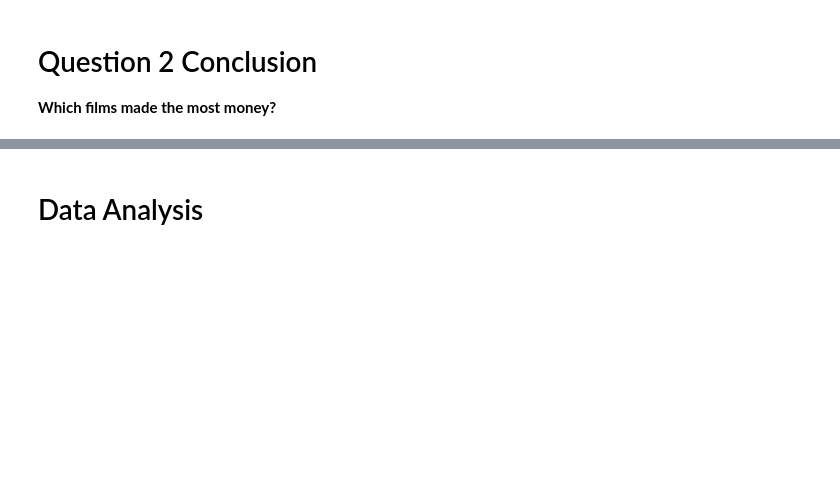
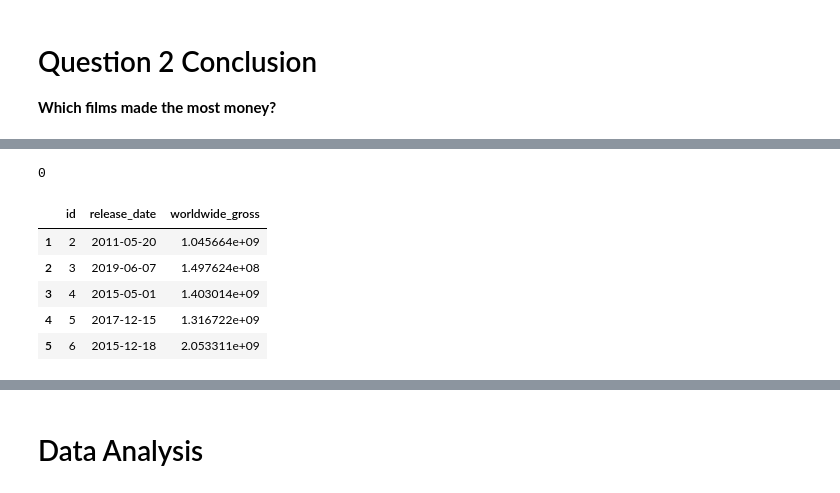
Before and after one commit to KImondorose/Film-Industry-Exploration, a Jupyter notebook: index.ipynb, the cells around one changed output, grey strips where cells are left out. Cells and saved outputs as stored; diff of their text form; code cells hidden in the pictures; blank space fills up the shorter version.

```diff
--- a/index.ipynb
+++ b/index.ipynb
@@ -813,0 +896,26 @@ top_rois_plot;
+# %%
+# Checking whether there are duplicates
+budget_and_earnings_duplicates = budget_and_earnings[budget_and_earnings.duplicated()]
+print(len(mb_duplicates))
+# There are no duplicates
+# %% [output]
+0
+# %%
+# Our columns of interest are release date (month)
+# We can isolate these by dropping the columns we don't need for better readability
+# Dropping the production budget column
+movie_releases = budget_and_earnings.drop('production_budget', axis = 1)
+# Dropping the movie title column
+movie_releases = movie_releases.drop('movie', axis = 1)
+# Dropping the domestic gross column
+movie_releases = movie_releases.drop('domestic_gross', axis = 1)
+# Dropping the film roi column
+movie_releases = movie_releases.drop('film_roi', axis = 1)
+movie_releases.head()
+# %% [output]
+|  | id | release_date | worldwide_gross |
+| 1 | 2 | 2011-05-20 | 1.045664e+09 |
+| 2 | 3 | 2019-06-07 | 1.497624e+08 |
+| 3 | 4 | 2015-05-01 | 1.403014e+09 |
+| 4 | 5 | 2017-12-15 | 1.316722e+09 |
+| 5 | 6 | 2015-12-18 | 2.053311e+09 |
```
Also changed, not shown: parts of 7 cells of this notebook.
